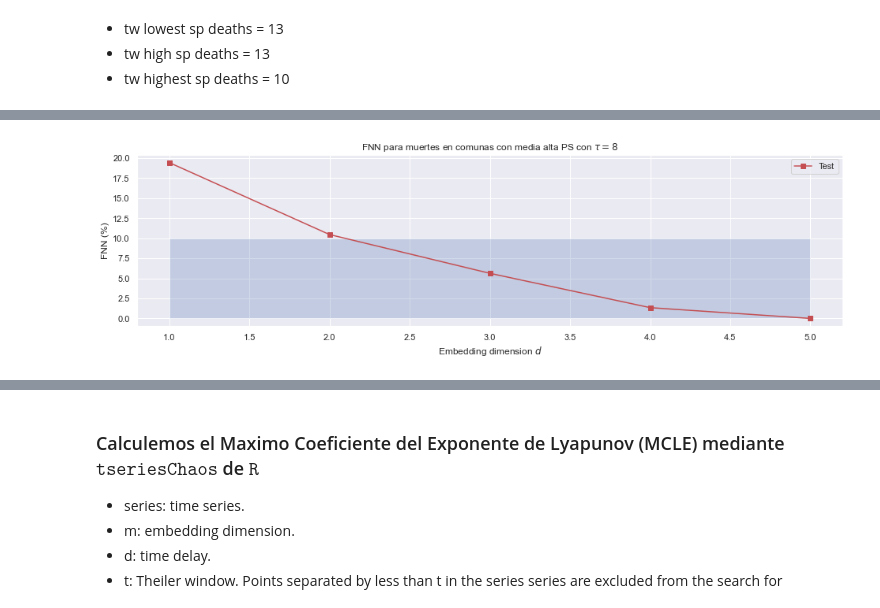
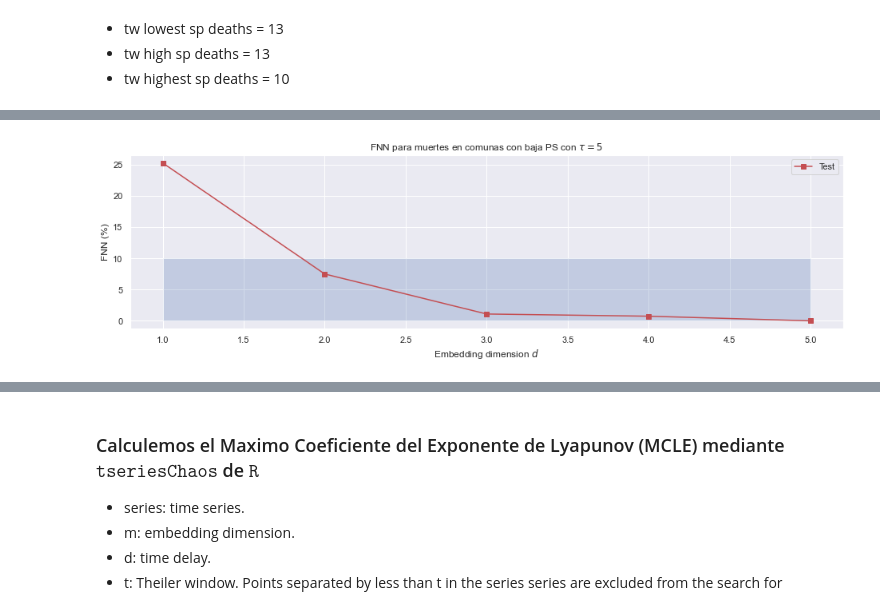
Before and after one commit to nachoacev/Chaos-Presence-SARS-CoV-II, a Jupyter notebook: analysis_comunas_CL.ipynb, the cells around one changed output, grey strips where cells are left out. Drawn from its saved outputs; the diff is of its cells as text; code cells hidden in the pictures.

```diff
--- a/analysis_comunas_CL.ipynb
+++ b/analysis_comunas_CL.ipynb
@@ -52,10 +77,16 @@ dt_deaths_highest_social_priority = dt_deaths_highest_social_priority.sum()
 
 dt_deaths_high_social_priority = dt_deaths_high_social_priority.sum()
 
+dt_deaths_middle_social_priority = dt_deaths_middle_social_priority.sum()
+
+dt_deaths_low_social_priority = dt_deaths_low_social_priority.sum()
+
 dt_deaths_lowest_social_priority = dt_deaths_lowest_social_priority.sum()
 
 dt_deaths_highest_social_priority.index = ind
 dt_deaths_high_social_priority.index = ind
+dt_deaths_middle_social_priority.index = ind
+dt_deaths_low_social_priority.index = ind
 dt_deaths_lowest_social_priority.index = ind
 # %%
 plt.figure(1, figsize=(16,4))
@@ -73,14 +106,20 @@ plt.show()
 #### Primero pasamos los datos a csv para leerlos en R
 # %%
 lowest_sp_deaths  = np.array(dt_deaths_lowest_social_priority)
+low_sp_deaths = np.array(dt_deaths_low_social_priority)
+middle_sp_deaths = np.array(dt_deaths_middle_social_priority)
 high_sp_deaths = np.array(dt_deaths_high_social_priority)
 highest_sp_deaths = np.array(dt_deaths_highest_social_priority)
 
 lowest_sp_deaths = lowest_sp_deaths / np.max(lowest_sp_deaths)
+low_sp_deaths = low_sp_deaths / np.max(low_sp_deaths)
+middle_sp_deaths = middle_sp_deaths / np.max(middle_sp_deaths)
 high_sp_deaths = high_sp_deaths / np.max(high_sp_deaths)
 highest_sp_deaths = highest_sp_deaths / np.max(highest_sp_deaths)
 
 # np.savetxt('lowest_sp_deaths', lowest_sp_deaths, delimiter=',')
+# np.savetxt('low_sp_deaths', low_sp_deaths, delimiter=',')
+# np.savetxt('middle_sp_deaths', middle_sp_deaths, delimiter=',')
 # np.savetxt('high_sp_deaths', high_sp_deaths, delimiter=',')
 # np.savetxt('highest_sp_deaths', highest_sp_deaths, delimiter=',')
 # %% [markdown]
@@ -179,9 +260,57 @@ dim = np.arange(1, 6)
 
 f1, f2, f3 = dimension.fnn(lowest_sp_deaths, tau=4, dim=dim, window=13, maxnum=100) #, metric='chebyshev')
 
+plt.figure(7, figsize=(16,4))
+plt.clf()
+plt.title('FNN para muertes en comunas sin PS con $\\tau=4$')
+plt.xlabel('Embedding dimension $d$')
+plt.ylabel('FNN (%)')
+plt.plot(dim, 100 * f1, 'rs-', label=r'Test')
+#plt.plot(dim, 100 * f2, 'g^--', label=r'Test II')
+#plt.plot(dim, 100 * f3, 'rs-', label=r'Test I + II')
+plt.fill_between(dim, 10, alpha=0.25)
+plt.legend()
+plt.show()
+
+dim = np.arange(1, 6)
+
+f1, f2, f3 = dimension.fnn(low_sp_deaths, tau=5, dim=dim, window=13, maxnum=100) #, metric='chebyshev')
+
+plt.figure(8, figsize=(16,4))
+plt.clf()
+plt.title('FNN para muertes en comunas con baja PS con $\\tau=5$')
+plt.xlabel('Embedding dimension $d$')
+plt.ylabel('FNN (%)')
+plt.plot(dim, 100 * f1, 'rs-', label=r'Test')
+#plt.plot(dim, 100 * f2, 'g^--', label=r'Test II')
+#plt.plot(dim, 100 * f3, 'rs-', label=r'Test I + II')
+plt.fill_between(dim, 10, alpha=0.25)
+plt.legend()
+plt.show()
+
+dim = np.arange(1, 6)
+
+f1, f2, f3 = dimension.fnn(middle_sp_deaths, tau=5, dim=dim, window=13, maxnum=100) #, metric='chebyshev')
+
+plt.figure(9, figsize=(16,4))
+plt.clf()
+plt.title('FNN para muertes en comunas con media baja PS con $\\tau=5$')
+plt.xlabel('Embedding dimension $d$')
+plt.ylabel('FNN (%)')
+plt.plot(dim, 100 * f1, 'rs-', label=r'Test')
+#plt.plot(dim, 100 * f2, 'g^--', label=r'Test II')
+#plt.plot(dim, 100 * f3, 'rs-', label=r'Test I + II')
+plt.fill_between(dim, 10, alpha=0.25)
+plt.legend()
+plt.show()
+
+dim = np.arange(1, 6)
+
+f1, f2, f3 = dimension.fnn(high_sp_deaths, tau=5, dim=dim, window=13, maxnum=100) #, metric='chebyshev')
+
 plt.figure(10, figsize=(16,4))
 plt.clf()
-plt.title('FNN para muertes en comunas con baja PS con $\\tau=4$')
+plt.title('FNN para muertes en comunas con media alta PS con $\\tau=5$')
 plt.xlabel('Embedding dimension $d$')
 plt.ylabel('FNN (%)')
 plt.plot(dim, 100 * f1, 'rs-', label=r'Test')
@@ -194,11 +323,11 @@ plt.show()
 
 dim = np.arange(1, 6)
 
-f1, f2, f3 = dimension.fnn(high_sp_deaths, tau=8, dim=dim, window=13, maxnum=100) #, metric='chebyshev')
+f1, f2, f3 = dimension.fnn(highest_sp_deaths, tau=6, dim=dim, window=13, maxnum=100) #, metric='chebyshev')
 
-plt.figure(10, figsize=(16,4))
+plt.figure(11, figsize=(16,4))
 plt.clf()
-plt.title('FNN para muertes en comunas con media alta PS con $\\tau=8$')
+plt.title('FNN para muertes en comunas con alta PS con $\\tau=6$')
 plt.xlabel('Embedding dimension $d$')
 plt.ylabel('FNN (%)')
 plt.plot(dim, 100 * f1, 'rs-', label=r'Test')
@@ -207,21 +336,4 @@ plt.plot(dim, 100 * f1, 'rs-', label=r'Test')
 plt.fill_between(dim, 10, alpha=0.25)
 plt.legend()
 plt.show()
-
-
-dim = np.arange(1, 6)
-
-f1, f2, f3 = dimension.fnn(highest_sp_deaths, tau=8, dim=dim, window=13, maxnum=100) #, metric='chebyshev')
-
-plt.figure(10, figsize=(16,4))
-plt.clf()
-plt.title('FNN para muertes en comunas con alta PS con $\\tau=11$')
-plt.xlabel('Embedding dimension $d$')
-plt.ylabel('FNN (%)')
-plt.plot(dim, 100 * f1, 'rs-', label=r'Test')
-#plt.plot(dim, 100 * f2, 'g^--', label=r'Test II')
-#plt.plot(dim, 100 * f3, 'rs-', label=r'Test I + II')
-plt.fill_between(dim, 10, alpha=0.25)
-plt.legend()
-plt.show()
 # %% [output]
@@ -229 +341 @@ plt.show()
-[figure, old version]
+[figure, new version]
```
Also changed, not shown: parts of 27 cells of this notebook, 9 other files.
